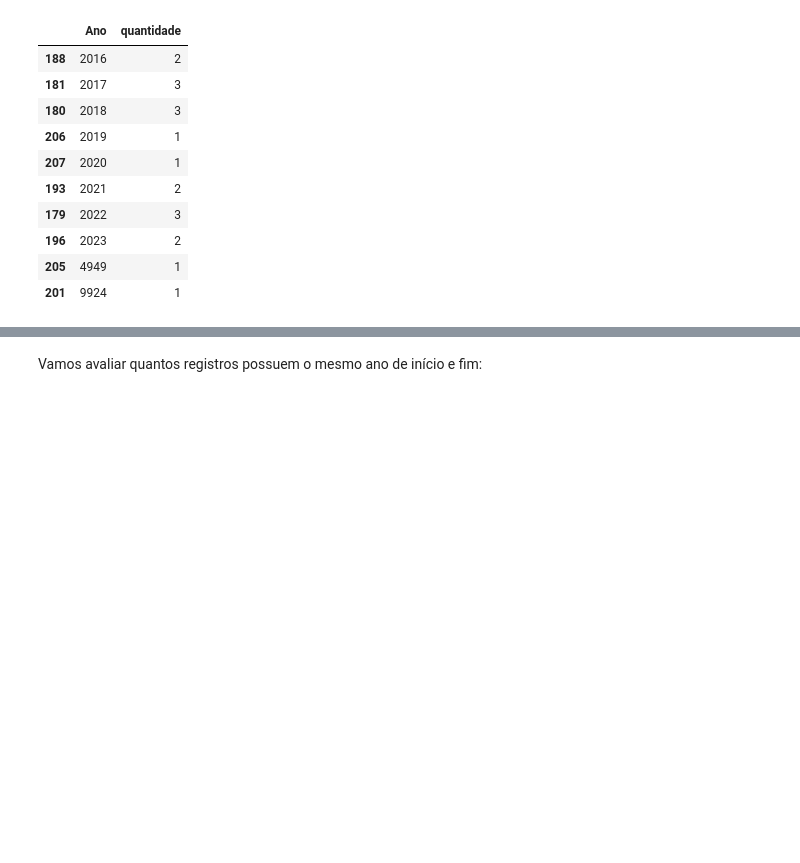
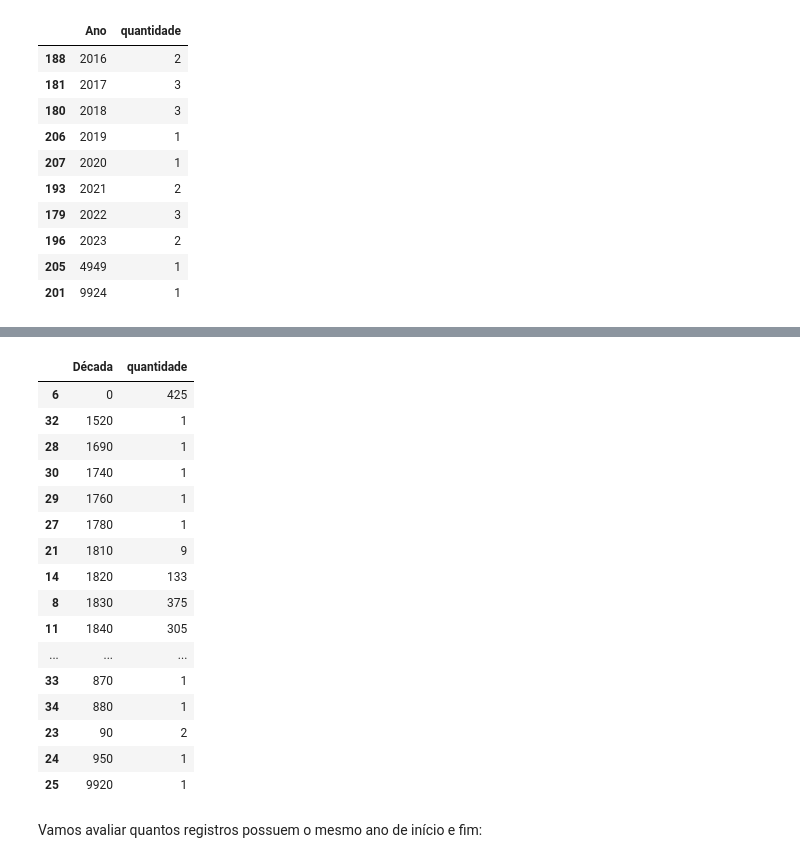
Before and after one commit to ericbrasiln/hemdig-framework, a Jupyter notebook: repositorios/BND-BR/complete_data.ipynb, the cells around one changed output, grey strips where cells are left out. Saved outputs shown, nothing was run; the diff lists cells and outputs as text; code cells hidden in the pictures; blank space fills up the shorter version.

```diff
--- a/repositorios/BND-BR/complete_data.ipynb
+++ b/repositorios/BND-BR/complete_data.ipynb
@@ -380,0 +427,25 @@ fig4.write_image('./charts/fig4.png')
+# %%
+# contar década de término de publicação e salvar em um dataframe
+df_edecade = df['end_decade'].value_counts().rename_axis('Década').reset_index(name='quantidade')
+df_edecade = df_edecade.sort_values(by=['Década'])
+# tornar a coluna 'Década' em inteiro
+df_edecade['Década'] = df_edecade['Década'].astype(int)
+df_edecade
+# %% [output]
+|  | Década | quantidade |
+| 6 | 0 | 425 |
+| 32 | 1520 | 1 |
+| 28 | 1690 | 1 |
+| 30 | 1740 | 1 |
+| 29 | 1760 | 1 |
+| 27 | 1780 | 1 |
+| 21 | 1810 | 9 |
+| 14 | 1820 | 133 |
+| 8 | 1830 | 375 |
+| 11 | 1840 | 305 |
+| ... | ... | ... |
+| 33 | 870 | 1 |
+| 34 | 880 | 1 |
+| 23 | 90 | 2 |
+| 24 | 950 | 1 |
+| 25 | 9920 | 1 |
```
Also changed, not shown: parts of 36 cells of this notebook, 14 other files.
